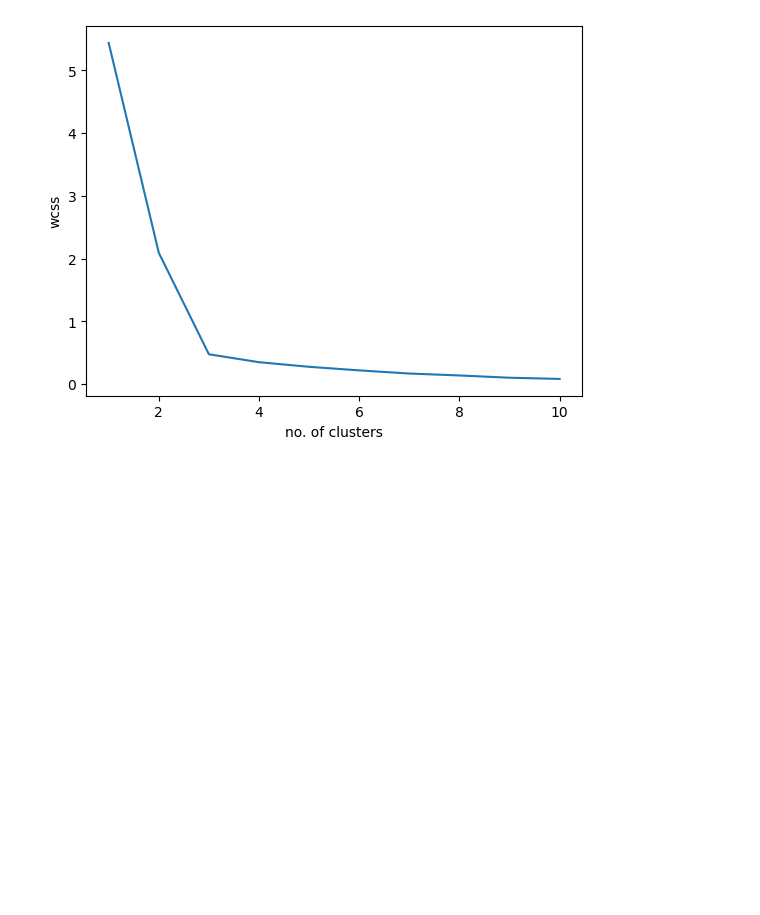
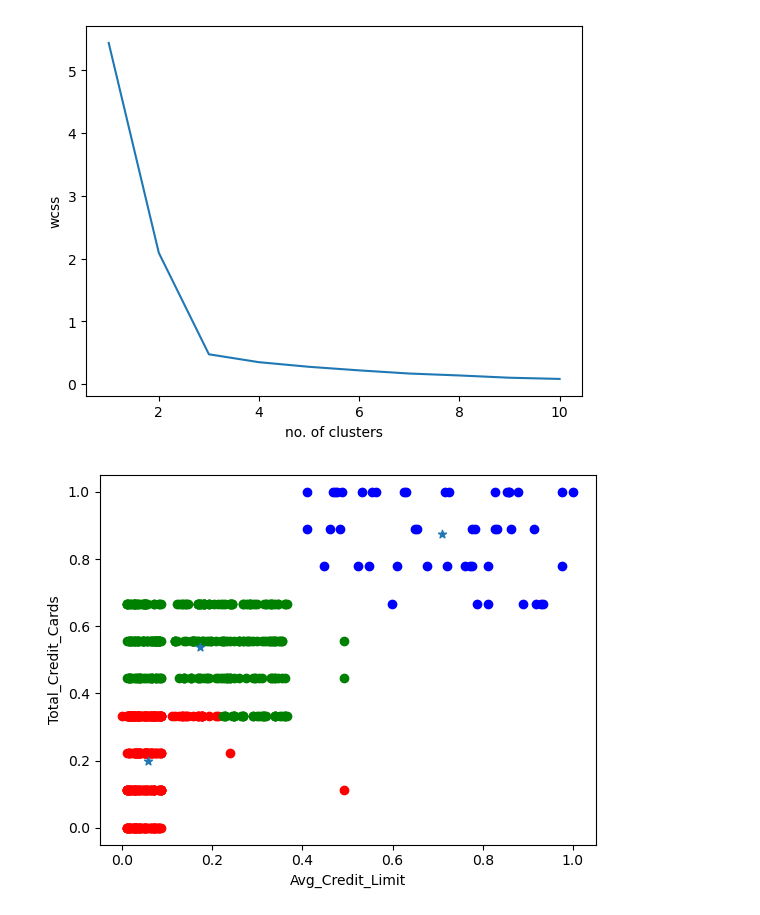
Before and after one commit to kmordhwaj/inzint-ai-ml-training, a Jupyter notebook: k_means.ipynb, the cells around one changed output. Drawn from its saved outputs; the diff is of its cells as text; code cells hidden in the pictures; blank space fills up the shorter version.

```diff
--- a/k_means.ipynb
+++ b/k_means.ipynb
@@ -192,3 +192,65 @@ plt.grid()
 plt.show()
 # %% [output]
 [figure]
+# %%
+# Write a Python program that reads the Credit Card Customer Data.csv.The  following  are  the  tasks  that  need  to  be consideredwhile constructing  the  solution  to  Segregate  customers  based  on  the  data  provided with the help of k-means clustering.
+
+# 1.Load the Given CSV file into a DataFrame
+
+# 2.Find missing values(impute) and drop the unnecessary columns
+
+# 3.Univariate and bivariate analysis (EDA) (convey some relevant info about the data) (mention the info/ insights)
+
+# 4.Standardize the whole dataset (scaling )
+
+# 5.Find the within-cluster sum of square   (WCSS)
+
+# 6.Use  a  line  plot  using  matplotlib  to  find  scores  for  different  sizes  of  K  and choose the best size for the cluster and build the final model  (elbow plot)
+
+# 8.Observe Cluster behavior with different columns. (K means)
+
+# 9.Print Co-ordinates of all centroids
+
+from sklearn.cluster import KMeans
+import pandas as pd
+from matplotlib import pyplot as plt
+from sklearn.preprocessing import MinMaxScaler
+# minmax=MinMaxScaler()
+
+df=pd.read_csv("Credit-Card-Customer-Data.csv")
+df.head()
+
+minmax=MinMaxScaler()
+transformed= minmax.fit_transform(df[["Avg_Credit_Limit", "Total_Credit_Cards"]])
+transformed
+df["Avg_Credit_Limit"] = transformed[:,0]
+df["Total_Credit_Cards"] = transformed[:,1]
+df
+
+kmeans = KMeans(n_clusters=3)
+kmeans.fit(df[["Avg_Credit_Limit", "Total_Credit_Cards"]])
+
+predicted=kmeans.predict(df[["Avg_Credit_Limit", "Total_Credit_Cards"]])
+predicted
+
+df["clusters"] = predicted
+df
+
+kmeans.cluster_centers_
+
+c1=df[df.clusters==0]
+c2=df[df.clusters==1]
+c3=df[df.clusters==2]
+plt.scatter(c1["Avg_Credit_Limit"], c1["Total_Credit_Cards"], color="blue")
+plt.scatter(c2["Avg_Credit_Limit"], c2["Total_Credit_Cards"], color="red")
+plt.scatter(c3["Avg_Credit_Limit"], c3["Total_Credit_Cards"], color="green")
+plt.scatter(kmeans.cluster_centers_[:, 0], kmeans.cluster_centers_[:, 1], marker="*")
+plt.xlabel("Avg_Credit_Limit")
+plt.ylabel("Total_Credit_Cards")
+plt.show()
+# plt.scatter(df["Avg_Credit_Limit"], df["Total_Credit_Cards"])
+# plt.xlabel("Avg_Credit_Limit")
+# plt.ylabel("Total_Credit_Cards")
+# plt.show()
+# %% [output]
+[figure, added]
```
Also changed, not shown: parts of 5 cells of this notebook, 32 other files.
